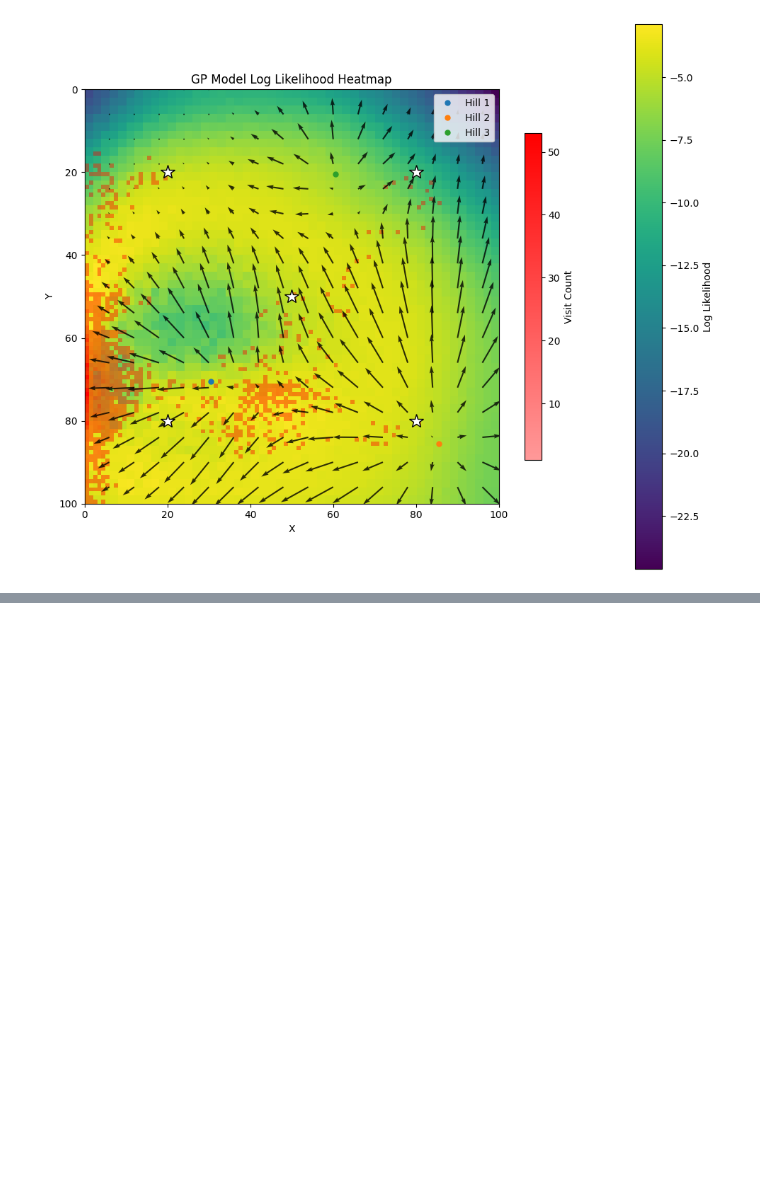
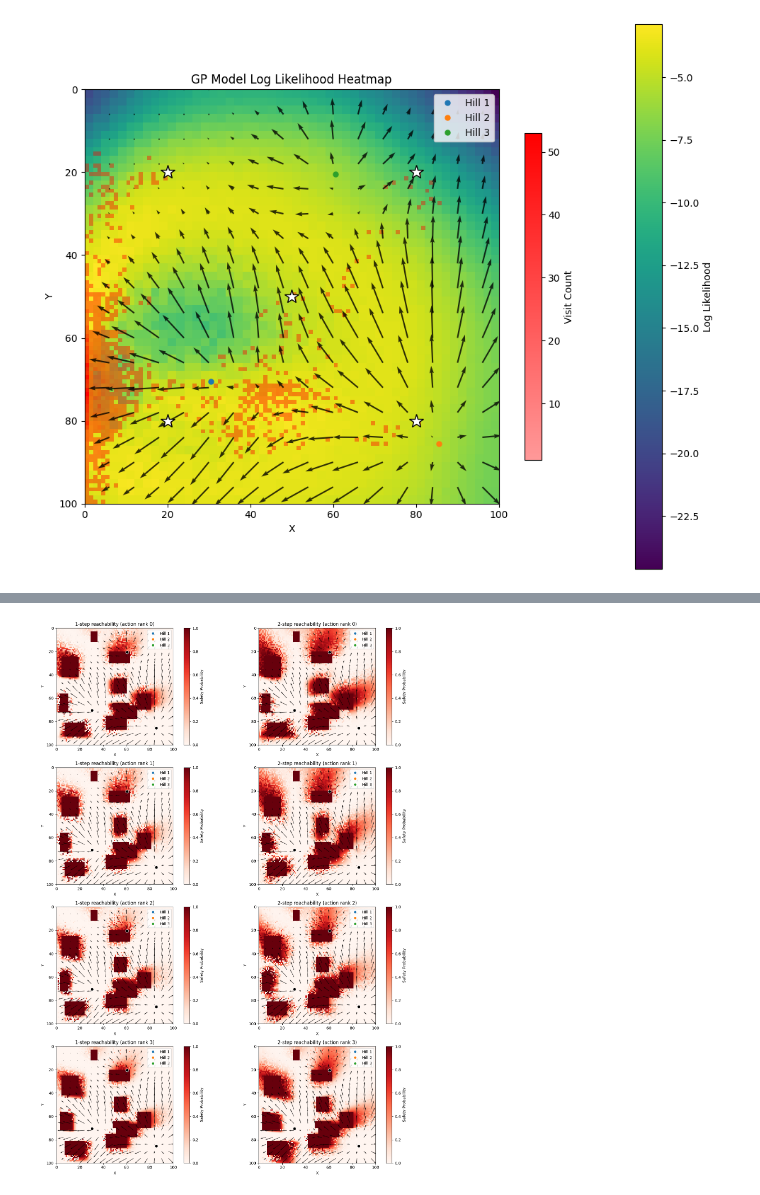
Before and after one commit to ThijsvSchaik/BayesianRLunderUncertainty, a Jupyter notebook: notebooks/shield_setup.ipynb, the cells around one changed output, grey strips where cells are left out. Saved outputs shown, nothing was run; the diff lists cells and outputs as text; code cells hidden in the pictures; blank space fills up the shorter version.

```diff
--- a/notebooks/shield_setup.ipynb
+++ b/notebooks/shield_setup.ipynb
@@ -788,0 +911,26 @@ plt.show()
+# %%
+fig, ax = plt.subplots(4, 2, figsize=(15, 20))
+
+reachability_maps = []
+
+for i in range(len(actions)):
+    pred_mean_with_policy, pred_cov_with_policy = policy_accounted_action_estimates(Q, model, actions, env=env, action_rank=i)
+    A, b_ = calc_quantative_reachability_values(S, S_q, q, pred_mean_with_policy, pred_cov_with_policy, env=env)
+    two_step = A @ b_
+
+    unsafe_map_two_step = np.ones((max_x, max_y))
+    unsafe_map_two_step[S_q[:, 0], S_q[:, 1]] = two_step + b_
+    unsafe_map_one_step = np.ones((max_x, max_y))
+    unsafe_map_one_step[S_q[:, 0], S_q[:, 1]] = b_
+
+    plot_safety_heatmap(unsafe_map_one_step, env, ax=ax[i][0])
+    ax[i][0].set_title(f'1-step reachability (action rank {i})')
+    plot_safety_heatmap(unsafe_map_two_step, env, ax=ax[i][1])
+    ax[i][1].set_title(f'2-step reachability (action rank {i})')
+
+    reachability_maps.append((unsafe_map_one_step, unsafe_map_two_step))
+
+plt.tight_layout()
+plt.show()
+# %% [output]
+[figure, added]
```
Also changed, not shown: parts of 16 cells of this notebook, 8 other files.
